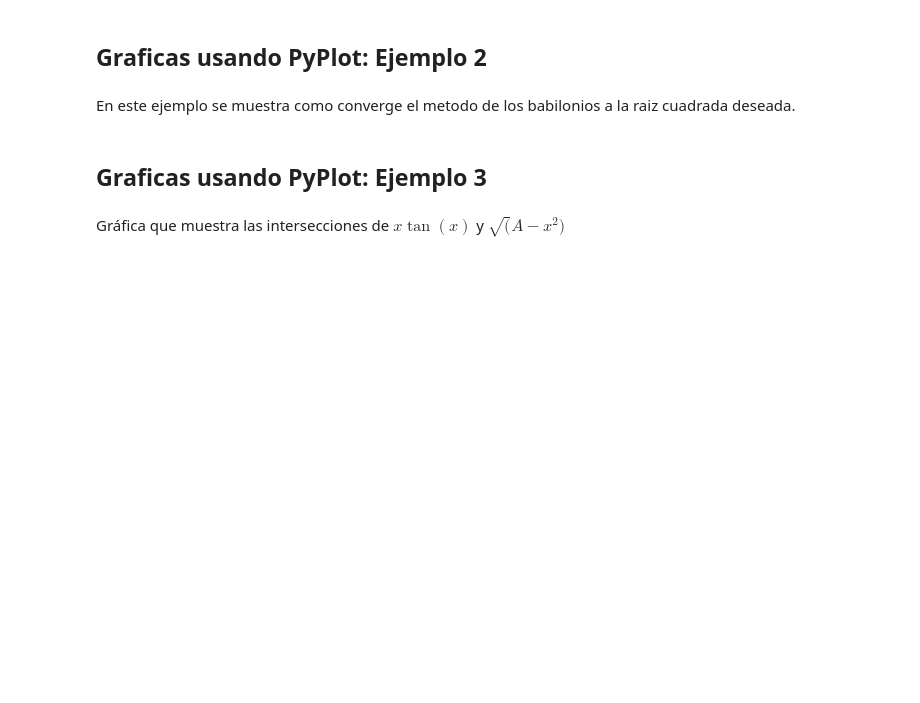
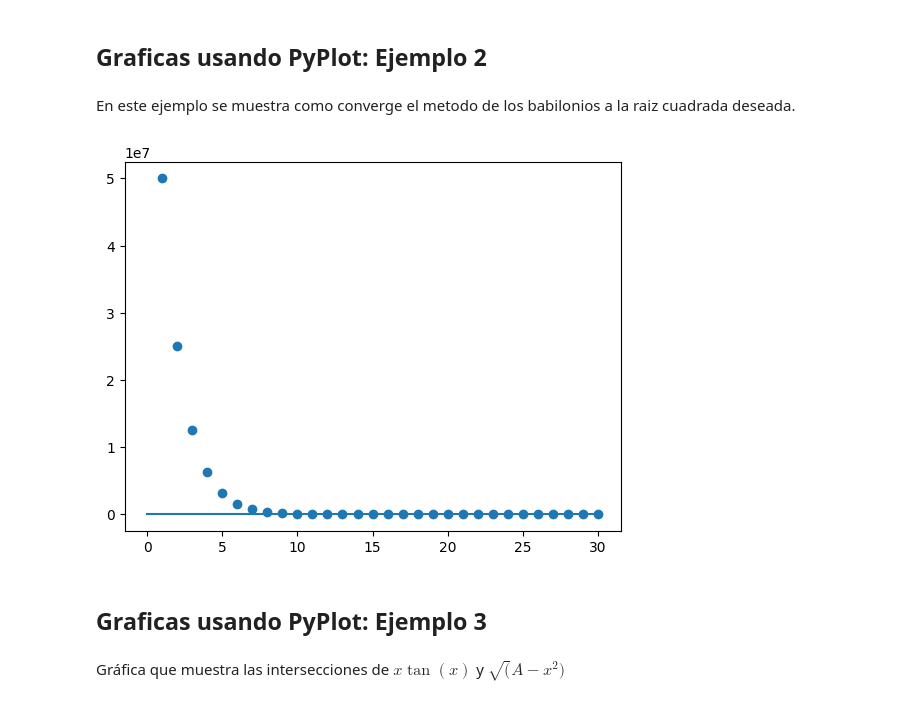
Before and after one commit to IvaroEkel/Fisica_computacional_2018-1, a Jupyter notebook: clases/Julia_Intro_3.ipynb, the cells around one changed output. Saved outputs shown, nothing was run; the diff lists cells and outputs as text; code cells hidden in the pictures; blank space fills up the shorter version.

```diff
--- a/clases/Julia_Intro_3.ipynb
+++ b/clases/Julia_Intro_3.ipynb
@@ -73,12 +85,14 @@ for i in 1:30
     list[i]=x;
 end
 # %%
-x=linspace(0,35,100);
-y=S*ones(length(x));
+x=linspace(0,30,100);
+y=sqrt(S)*ones(length(x));
 # %%
 scatter(1:30,list);
 plot(x,y);
-xlim(0,30);
+#xlim(0,30);
+# %% [output]
+[figure, added]
 # %% [markdown]
 ## Graficas usando PyPlot: Ejemplo 3
 # %% [markdown]
```
Also changed, not shown: parts of 56 cells of this notebook.
